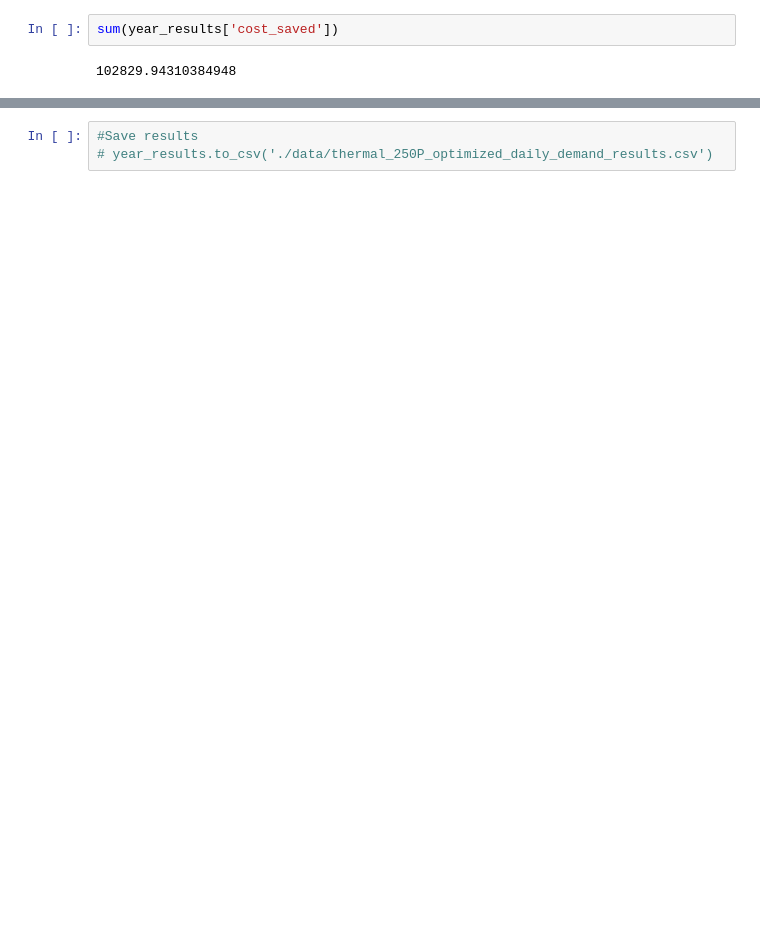
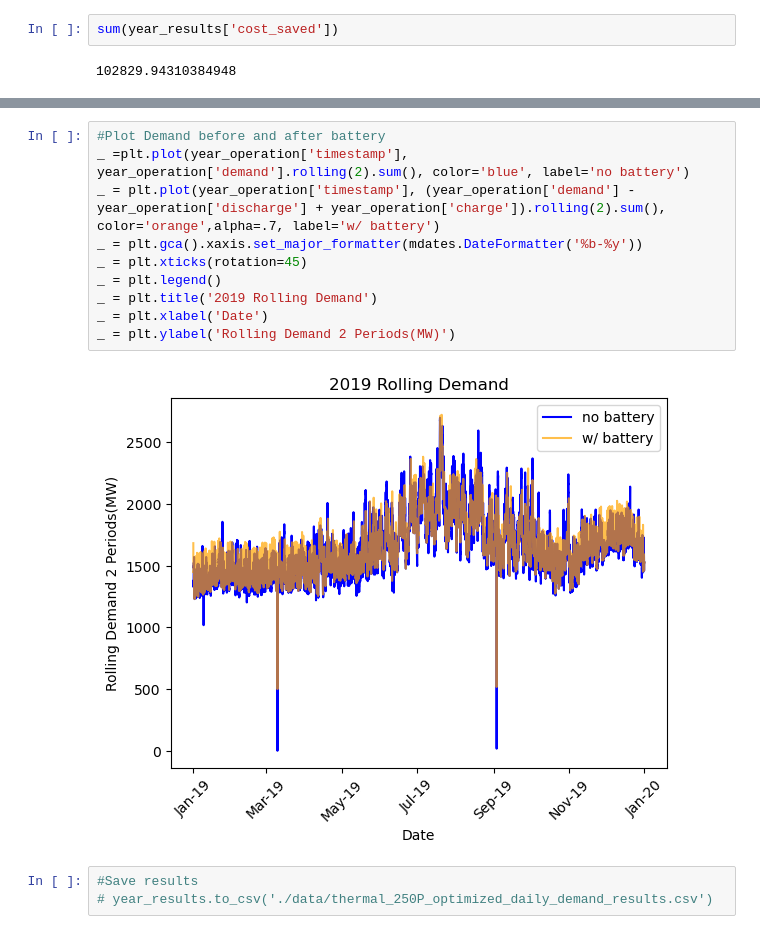
Before and after one commit to gnyirjesy/columbia-peak-shaving, a Jupyter notebook: battery_operation_2019.ipynb, the cells around one changed output, grey strips where cells are left out. Cells and saved outputs as stored; diff of their text form; blank space fills up the shorter version.

Commit message:
add rolling demand plot

```diff
--- a/battery_operation_2019.ipynb
+++ b/battery_operation_2019.ipynb
@@ -248,6 +248,18 @@ _ = plt.xlabel('Date')
 _ = plt.ylabel('Demand (MW)')
 # %% [output]
 [figure]
+# %%
+#Plot Demand before and after battery
+_ =plt.plot(year_operation['timestamp'], year_operation['demand'].rolling(2).sum(), color='blue', label='no battery')
+_ = plt.plot(year_operation['timestamp'], (year_operation['demand'] - year_operation['discharge'] + year_operation['charge']).rolling(2).sum(), color='orange',alpha=.7, label='w/ battery')
+_ = plt.gca().xaxis.set_major_formatter(mdates.DateFormatter('%b-%y'))
+_ = plt.xticks(rotation=45)
+_ = plt.legend()
+_ = plt.title('2019 Rolling Demand')
+_ = plt.xlabel('Date')
+_ = plt.ylabel('Rolling Demand 2 Periods(MW)')
+# %% [output]
+[figure, added]
 # %%
 #Save results
 # year_results.to_csv('./data/thermal_250P_optimized_daily_demand_results.csv')
```
Also changed, not shown: parts of 1 cell of this notebook.
